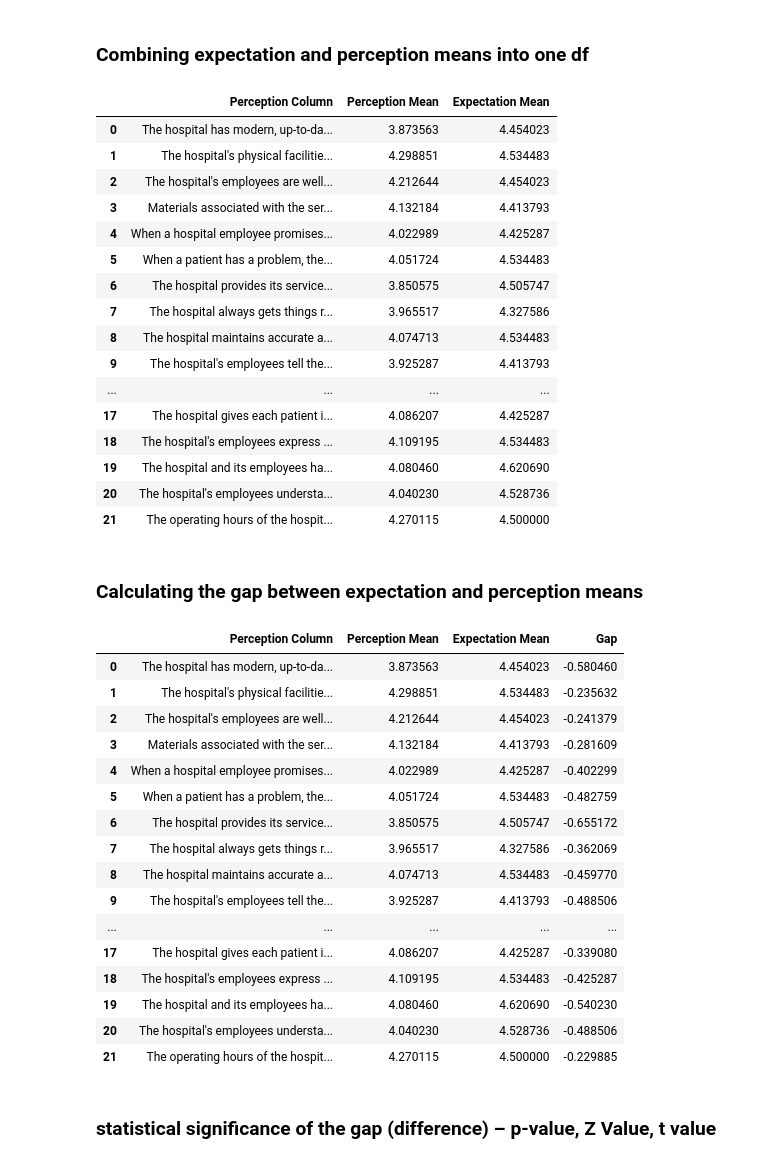
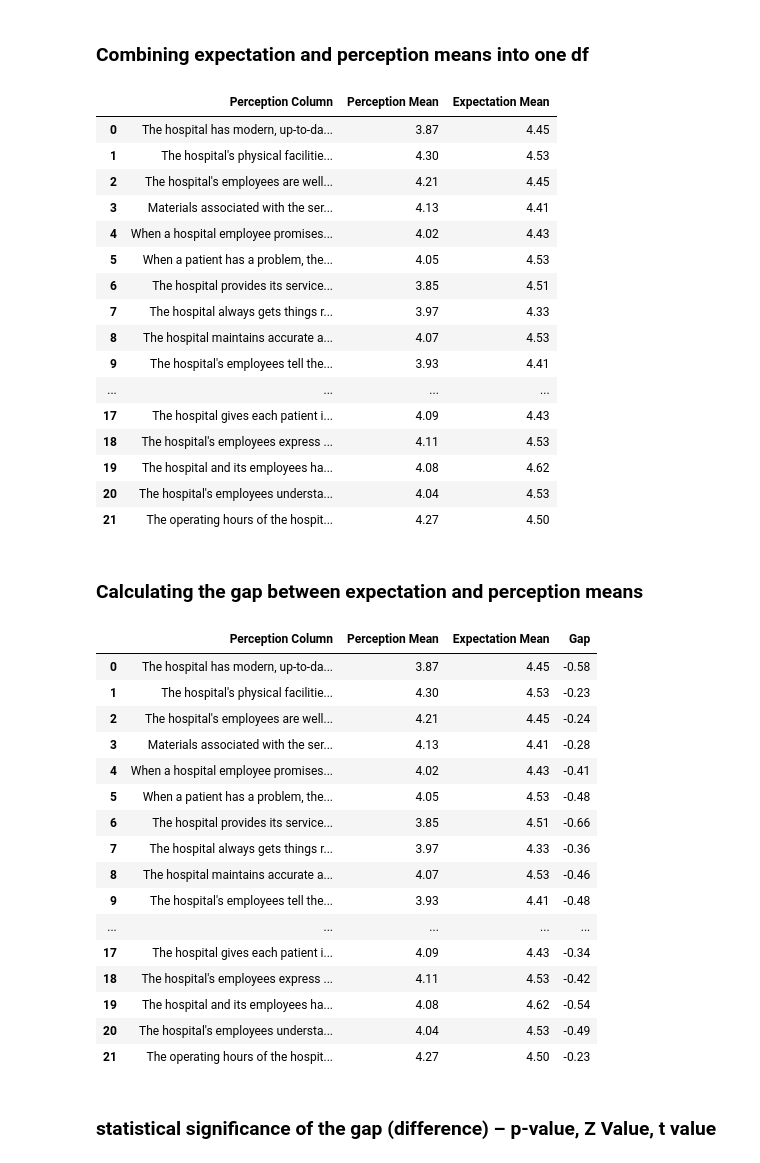
Before and after one commit to Lorraine254/likertScaleAnalysis, a Jupyter notebook: analysis_v1.ipynb, the cells around one changed output. Drawn from its saved outputs; the diff is of its cells as text; code cells hidden in the pictures.

```diff
--- a/analysis_v1.ipynb
+++ b/analysis_v1.ipynb
@@ -692,26 +693,26 @@ exopectation_df_gap
 # %%
 # Merging on 'Column'
 combined_mean_df = pd.concat([perception_df_gap, expectation_df_gap], axis=1)
-combined_mean_df = combined_mean_df.drop(['Expectation Column'], axis=1)
+combined_mean_df = combined_mean_df.drop(['Expectation Column'], axis=1).round(2)
 combined_mean_df
 # %% [output]
 |  | Perception Column | Perception Mean | Expectation Mean |
-| 0 | The hospital has modern, up-to-da... | 3.873563 | 4.454023 |
-| 1 | The hospital's physical facilitie... | 4.298851 | 4.534483 |
-| 2 | The hospital's employees are well... | 4.212644 | 4.454023 |
-| 3 | Materials associated with the ser... | 4.132184 | 4.413793 |
-| 4 | When a hospital employee promises... | 4.022989 | 4.425287 |
-| 5 | When a patient has a problem, the... | 4.051724 | 4.534483 |
-| 6 | The hospital provides its service... | 3.850575 | 4.505747 |
-| 7 | The hospital always gets things r... | 3.965517 | 4.327586 |
-| 8 | The hospital maintains accurate a... | 4.074713 | 4.534483 |
-| 9 | The hospital's employees tell the... | 3.925287 | 4.413793 |
+| 0 | The hospital has modern, up-to-da... | 3.87 | 4.45 |
+| 1 | The hospital's physical facilitie... | 4.30 | 4.53 |
+| 2 | The hospital's employees are well... | 4.21 | 4.45 |
+| 3 | Materials associated with the ser... | 4.13 | 4.41 |
+| 4 | When a hospital employee promises... | 4.02 | 4.43 |
+| 5 | When a patient has a problem, the... | 4.05 | 4.53 |
+| 6 | The hospital provides its service... | 3.85 | 4.51 |
+| 7 | The hospital always gets things r... | 3.97 | 4.33 |
+| 8 | The hospital maintains accurate a... | 4.07 | 4.53 |
+| 9 | The hospital's employees tell the... | 3.93 | 4.41 |
 | ... | ... | ... | ... |
-| 17 | The hospital gives each patient i... | 4.086207 | 4.425287 |
-| 18 | The hospital's employees express ... | 4.109195 | 4.534483 |
-| 19 | The hospital and its employees ha... | 4.080460 | 4.620690 |
-| 20 | The hospital's employees understa... | 4.040230 | 4.528736 |
-| 21 | The operating hours of the hospit... | 4.270115 | 4.500000 |
+| 17 | The hospital gives each patient i... | 4.09 | 4.43 |
+| 18 | The hospital's employees express ... | 4.11 | 4.53 |
+| 19 | The hospital and its employees ha... | 4.08 | 4.62 |
+| 20 | The hospital's employees understa... | 4.04 | 4.53 |
+| 21 | The operating hours of the hospit... | 4.27 | 4.50 |
 # %% [markdown]
 ### Calculating the gap between expectation and perception means
 # %%
@@ -720,22 +721,22 @@ combined_mean_df['Gap'] = combined_mean_df['Perception Mean'] - combined_mean_df
 combined_mean_df
 # %% [output]
 |  | Perception Column | Perception Mean | Expectation Mean | Gap |
-| 0 | The hospital has modern, up-to-da... | 3.873563 | 4.454023 | -0.580460 |
-| 1 | The hospital's physical facilitie... | 4.298851 | 4.534483 | -0.235632 |
-| 2 | The hospital's employees are well... | 4.212644 | 4.454023 | -0.241379 |
-| 3 | Materials associated with the ser... | 4.132184 | 4.413793 | -0.281609 |
-| 4 | When a hospital employee promises... | 4.022989 | 4.425287 | -0.402299 |
-| 5 | When a patient has a problem, the... | 4.051724 | 4.534483 | -0.482759 |
-| 6 | The hospital provides its service... | 3.850575 | 4.505747 | -0.655172 |
-| 7 | The hospital always gets things r... | 3.965517 | 4.327586 | -0.362069 |
-| 8 | The hospital maintains accurate a... | 4.074713 | 4.534483 | -0.459770 |
-| 9 | The hospital's employees tell the... | 3.925287 | 4.413793 | -0.488506 |
+| 0 | The hospital has modern, up-to-da... | 3.87 | 4.45 | -0.58 |
+| 1 | The hospital's physical facilitie... | 4.30 | 4.53 | -0.23 |
+| 2 | The hospital's employees are well... | 4.21 | 4.45 | -0.24 |
+| 3 | Materials associated with the ser... | 4.13 | 4.41 | -0.28 |
+| 4 | When a hospital employee promises... | 4.02 | 4.43 | -0.41 |
+| 5 | When a patient has a problem, the... | 4.05 | 4.53 | -0.48 |
+| 6 | The hospital provides its service... | 3.85 | 4.51 | -0.66 |
+| 7 | The hospital always gets things r... | 3.97 | 4.33 | -0.36 |
+| 8 | The hospital maintains accurate a... | 4.07 | 4.53 | -0.46 |
+| 9 | The hospital's employees tell the... | 3.93 | 4.41 | -0.48 |
 | ... | ... | ... | ... | ... |
-| 17 | The hospital gives each patient i... | 4.086207 | 4.425287 | -0.339080 |
-| 18 | The hospital's employees express ... | 4.109195 | 4.534483 | -0.425287 |
-| 19 | The hospital and its employees ha... | 4.080460 | 4.620690 | -0.540230 |
-| 20 | The hospital's employees understa... | 4.040230 | 4.528736 | -0.488506 |
-| 21 | The operating hours of the hospit... | 4.270115 | 4.500000 | -0.229885 |
+| 17 | The hospital gives each patient i... | 4.09 | 4.43 | -0.34 |
+| 18 | The hospital's employees express ... | 4.11 | 4.53 | -0.42 |
+| 19 | The hospital and its employees ha... | 4.08 | 4.62 | -0.54 |
+| 20 | The hospital's employees understa... | 4.04 | 4.53 | -0.49 |
+| 21 | The operating hours of the hospit... | 4.27 | 4.50 | -0.23 |
 # %% [markdown]
 ### statistical significance of the gap (difference) – p-value, Z Value, t value
 # %% [markdown]
```
Also changed, not shown: parts of 3 cells of this notebook.
